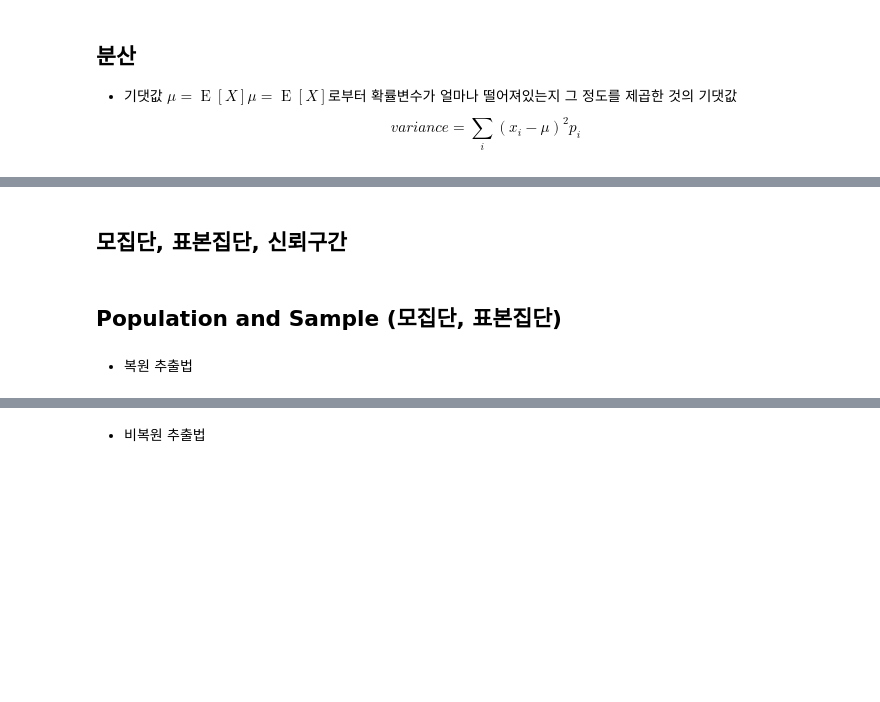
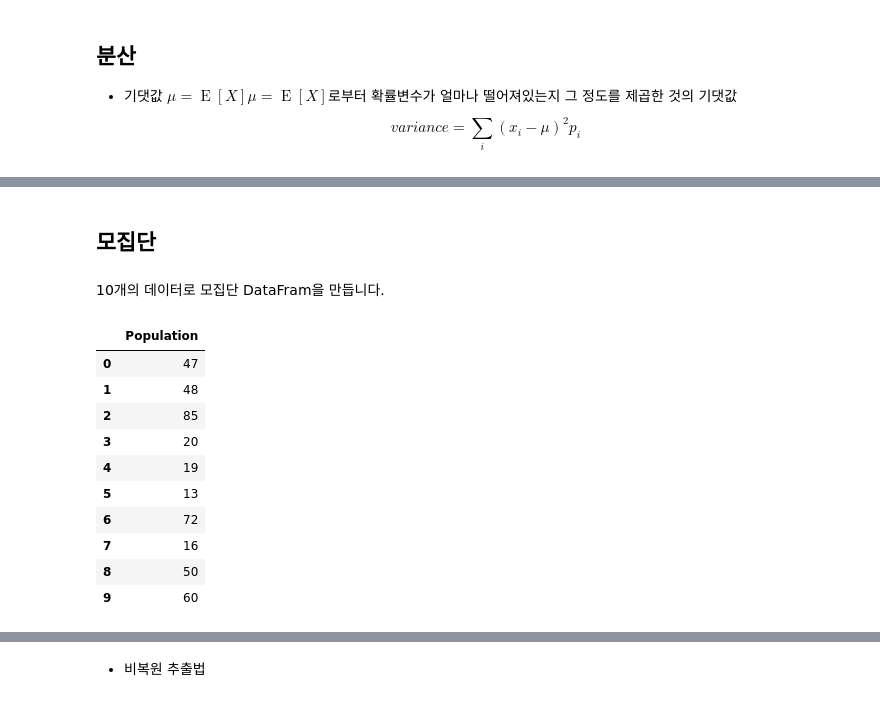
Before and after one commit to ironmanciti/EDA_Feature_Engineering, a Jupyter notebook: 010_Pandas_Statistics_Basic.ipynb, the cells around one changed output, grey strips where cells are left out. Cells and saved outputs as stored; diff of their text form; code cells hidden in the pictures; blank space fills up the shorter version.

```diff
--- a/010_Pandas_Statistics_Basic.ipynb
+++ b/010_Pandas_Statistics_Basic.ipynb
@@ -217,11 +233,20 @@ pd.DataFrame(results).plot(kind='kde')
 # %% [markdown]
-## 모집단, 표본집단, 신뢰구간
+## 모집단
-# %% [markdown]
-## Population and Sample (모집단, 표본집단)
+# %% [markdown]
+10개의 데이터로 모집단 DataFram을 만듭니다.
 # %%
-# 10개의 데이터로 모집단 DataFrame 만들기
-
 data = pd.DataFrame()
 data['Population'] = [47, 48, 85, 20, 19, 13, 72, 16, 50, 60]
+data
+# %% [output]
+|  | Population |
+| 0 | 47 |
+| 1 | 48 |
+| 2 | 85 |
+| 3 | 20 |
+| 4 | 19 |
+| 5 | 13 |
+| 6 | 72 |
+| 7 | 16 |
+| 8 | 50 |
+| 9 | 60 |
-# %% [markdown]
-- 복원 추출법
```
Also changed, not shown: parts of 46 cells of this notebook, 20 other files.
